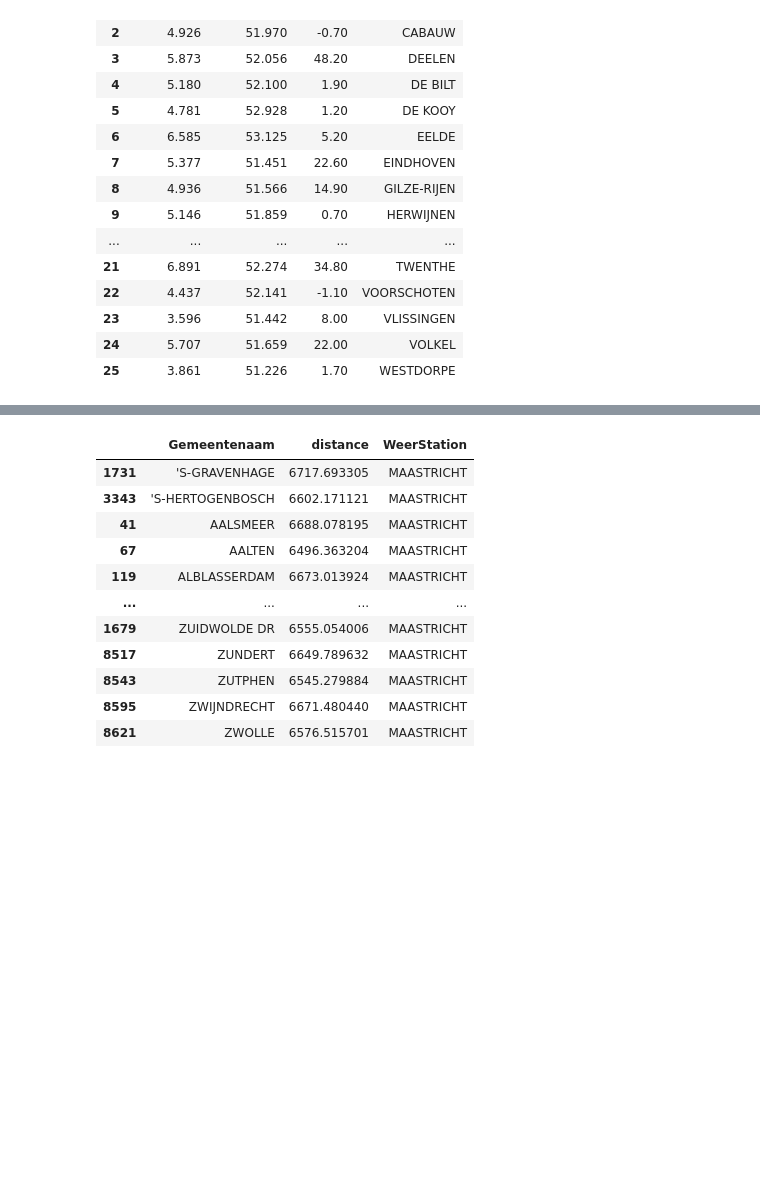
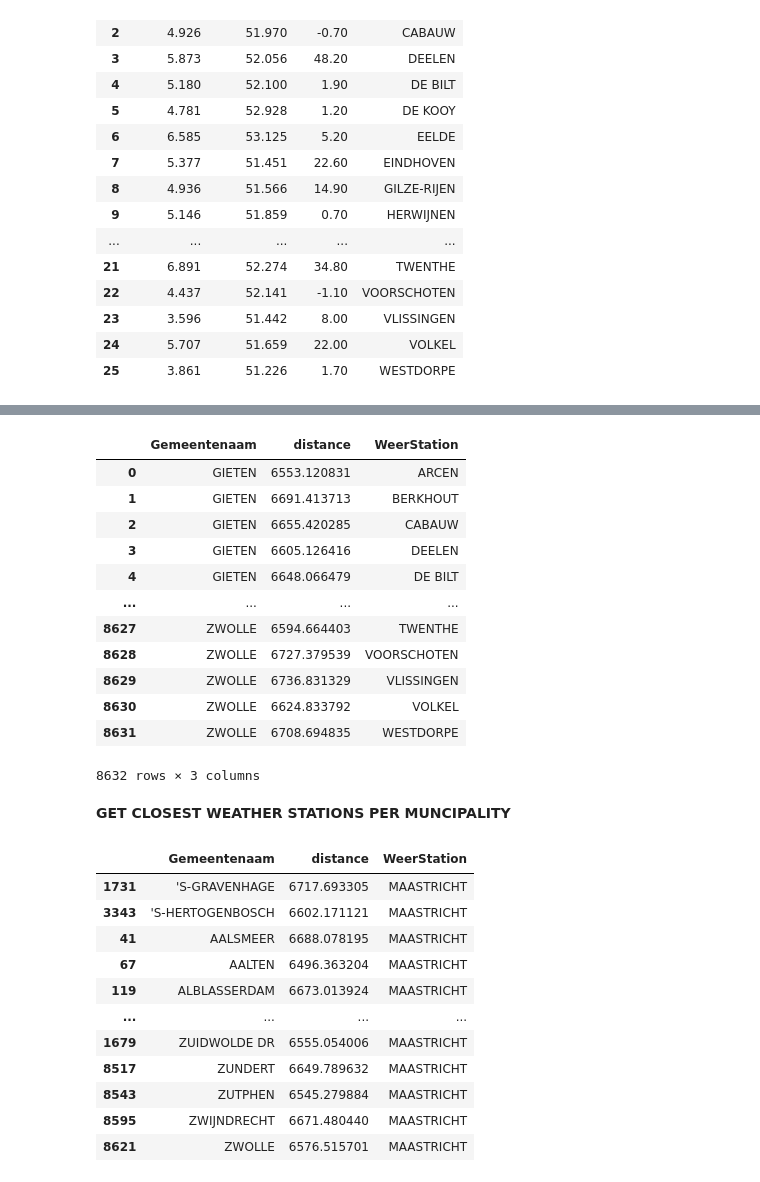
Before and after one commit to lucasnijder/2AMD20-group19, a Jupyter notebook: preprocessing.ipynb, the cells around one changed output, grey strips where cells are left out. Saved outputs shown, nothing was run; the diff lists cells and outputs as text; code cells hidden in the pictures; blank space fills up the shorter version.

Commit message:
bug in distances

```diff
--- a/preprocessing.ipynb
+++ b/preprocessing.ipynb
@@ -517,3 +566,57 @@ df_distances
+# %%
+# aftstanden
+
+import geopy.distance
+
+url_gem_locs = "https://raw.githubusercontent.com/lucasnijder/2AMD20-group19/main/2_preprocessed_data/geolocMunicipality.csv"
+df_gem_locs = pd.read_csv(url_gem_locs).dropna() #, header=0, encoding= "unicode_escape", sep =";" )
+url_weer_locs = "https://raw.githubusercontent.com/lucasnijder/2AMD20-group19/main/2_preprocessed_data/LocatieWeerStation.csv"
+df_weer_locs= pd.read_csv(url_weer_locs).dropna()
+
+df_gem_locs[['LAT(north)','LON(east)']] = df_gem_locs[['LAT(north)','LON(east)']].astype('float')
+df_weer_locs[['LAT(north)','LON(east)']] = df_weer_locs[['LAT(north)','LON(east)']].astype('float')
+
+df_distances = pd.DataFrame(columns=["Gemeentenaam", "distance", "WeerStation"])
+
+for gem in df_gem_locs.iterrows():
+
+    for weer in df_weer_locs.iterrows():
+        gem_lon = gem[1].get("LON(east)")
+        gem_lat = gem[1].get("LAT(north)")
+
+        gem_coords = (gem_lat, gem_lon)
+
+        weer_lon = weer[1].get("LON(east)")
+        weer_lat = weer[1].get("LAT(north)")
+
+        weer_coords = (weer_lat, weer_lon)
+
+        distance =  geopy.distance.geodesic(gem_coords, weer_coords).km
+
+        entry=[gem[1].get("Gemeentenaam"), distance, weer[1].get("WeerStation")]
+    #     print(entry)
+        #turn it into a dataframe and concat it with the previous entries
+        data = pd.DataFrame(pd.Series(entry, index=["Gemeentenaam", "distance", "WeerStation"])).T
+        df_distances = pd.concat([df_distances, data], axis=0, ignore_index=True)
+
+df_distances.to_csv('2_preprocessed_data/gem_weer_distances.csv', index=False)
+df_distances
+# %% [output]
+|  | Gemeentenaam | distance | WeerStation |
+| 0 | GIETEN | 6553.120831 | ARCEN |
+| 1 | GIETEN | 6691.413713 | BERKHOUT |
+| 2 | GIETEN | 6655.420285 | CABAUW |
+| 3 | GIETEN | 6605.126416 | DEELEN |
+| 4 | GIETEN | 6648.066479 | DE BILT |
+| ... | ... | ... | ... |
+| 8627 | ZWOLLE | 6594.664403 | TWENTHE |
+| 8628 | ZWOLLE | 6727.379539 | VOORSCHOTEN |
+| 8629 | ZWOLLE | 6736.831329 | VLISSINGEN |
+| 8630 | ZWOLLE | 6624.833792 | VOLKEL |
+| 8631 | ZWOLLE | 6708.694835 | WESTDORPE |
+8632 rows × 3 columns
+# %% [markdown]
+**GET CLOSEST WEATHER STATIONS PER MUNCIPALITY**
 # %%
 df_distances = pd.read_csv('2_preprocessed_data/gem_weer_distances.csv')
 df_distances['distance'] = df_distances['distance'].astype('float')
```
Also changed, not shown: parts of 3 cells of this notebook, 1 other file.
